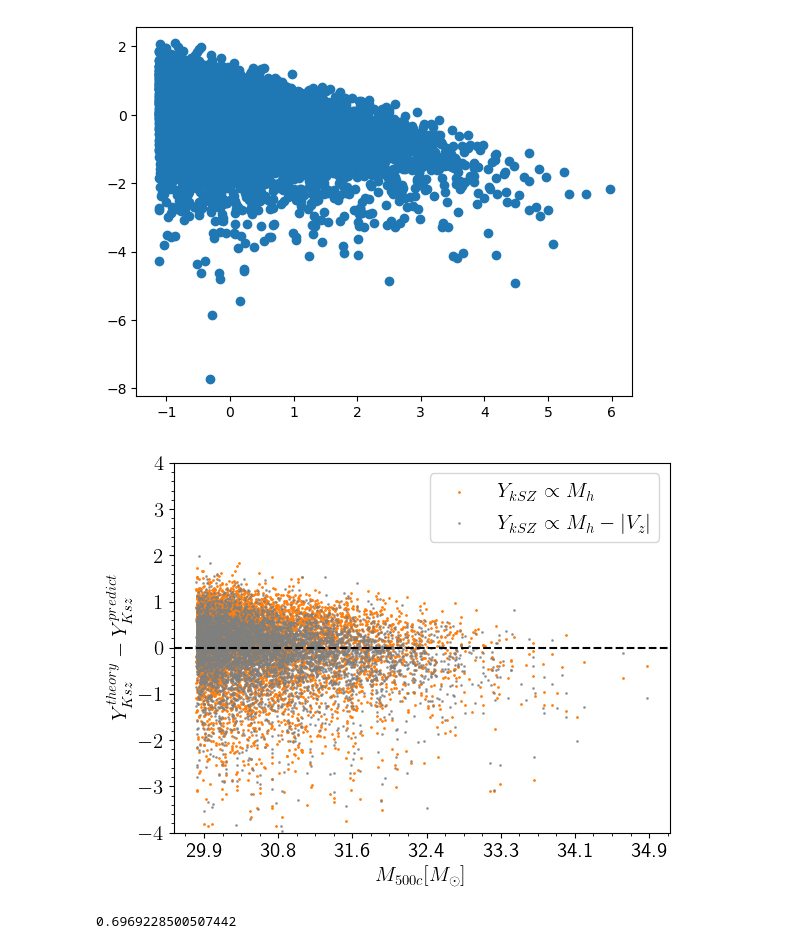
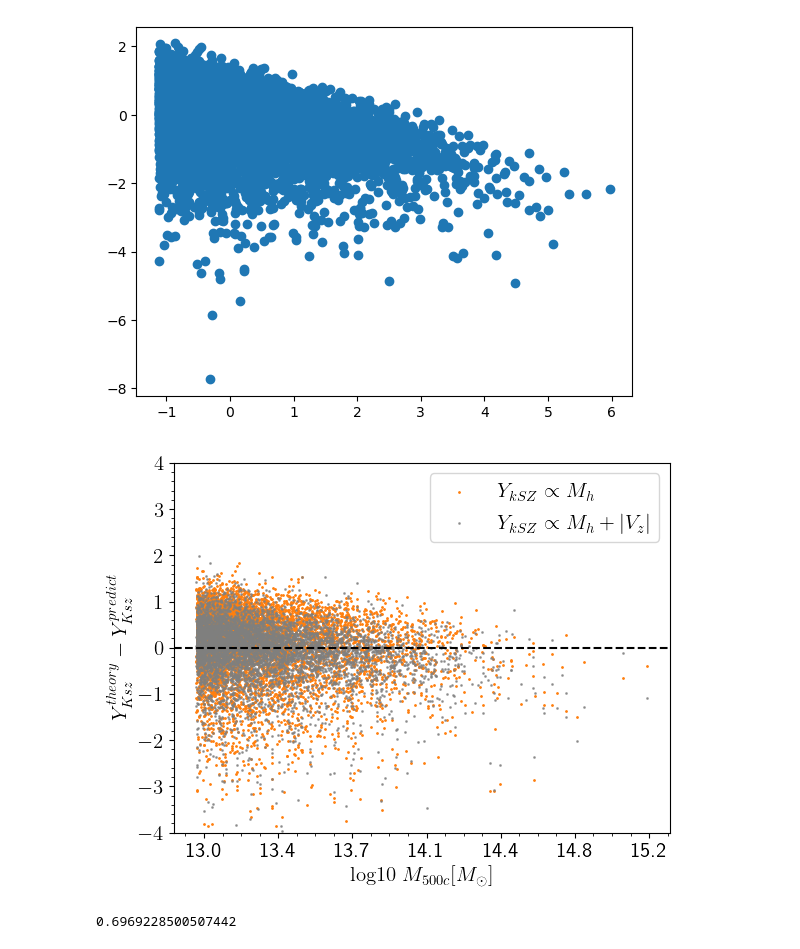
Before and after one commit to antolonappan/kSZscaler, a Jupyter notebook: Notebooks2/test5.ipynb, the cells around one changed output. Drawn from its saved outputs; the diff is of its cells as text; code cells hidden in the pictures.

```diff
--- a/Notebooks2/test5.ipynb
+++ b/Notebooks2/test5.ipynb
@@ -124,19 +124,21 @@ plt.scatter(df_140_ms.M,y)
 [figure]
 # %%
 a,b =  train_test_split(df_140_ms, train_size=0.4,stratify=df_140_m.M_q, random_state=42)
+# %%
+myM = np.log10(np.exp(df_140_m.M))
 # %%
 plt.scatter(b.M, b.Yksz - b.M*0.7,s=1,c='C1',label='$Y_{kSZ} \\propto M_h$')
-plt.scatter(b.M, b.Yksz - b.M*0.7 - np.abs(b.Vz) + 0.7, s=1,alpha=.7,c='C7',label='$Y_{kSZ} \\propto M_h - |V_z|$')
+plt.scatter(b.M, b.Yksz - b.M*0.7 - np.abs(b.Vz) + 0.7, s=1,alpha=.7,c='C7',label='$Y_{kSZ} \\propto M_h + |V_z|$')
 plt.ylim(-4,4)
 plt.axhline(0,c='k',ls='--')
 plt.legend(fontsize=15)
-plt.xticks(np.linspace(-1,6,7),[f"{i:.1f}" for i in np.linspace(min(df_140_m.M),max(df_140_m.M),7)],fontsize=15)
+plt.xticks(np.linspace(-1,6,7),[f"{i:.1f}" for i in np.linspace(min(myM),max(myM),7)],fontsize=15)
 plt.yticks(fontsize=15)
-plt.xlabel('$M_{500c} [M_\odot]$',fontsize=15)
+plt.xlabel('$\mathrm{log10}\; M_{500c} [M_\odot]$',fontsize=15)
 plt.ylabel('$Y_{Ksz}^{theory}- Y_{Ksz}^{predict}$',fontsize=15)
 plt.savefig('SE_symbolic.pdf',dpi=300,bbox_inches='tight')
 # %% [output]
-[figure, old version]
+[figure, new version]
 # %%
 np.sum((b.Yksz - b.M*0.7)**2)/len(b.Yksz)
 # %% [output]
```
Also changed, not shown: parts of 1 cell of this notebook, 6 other files.
